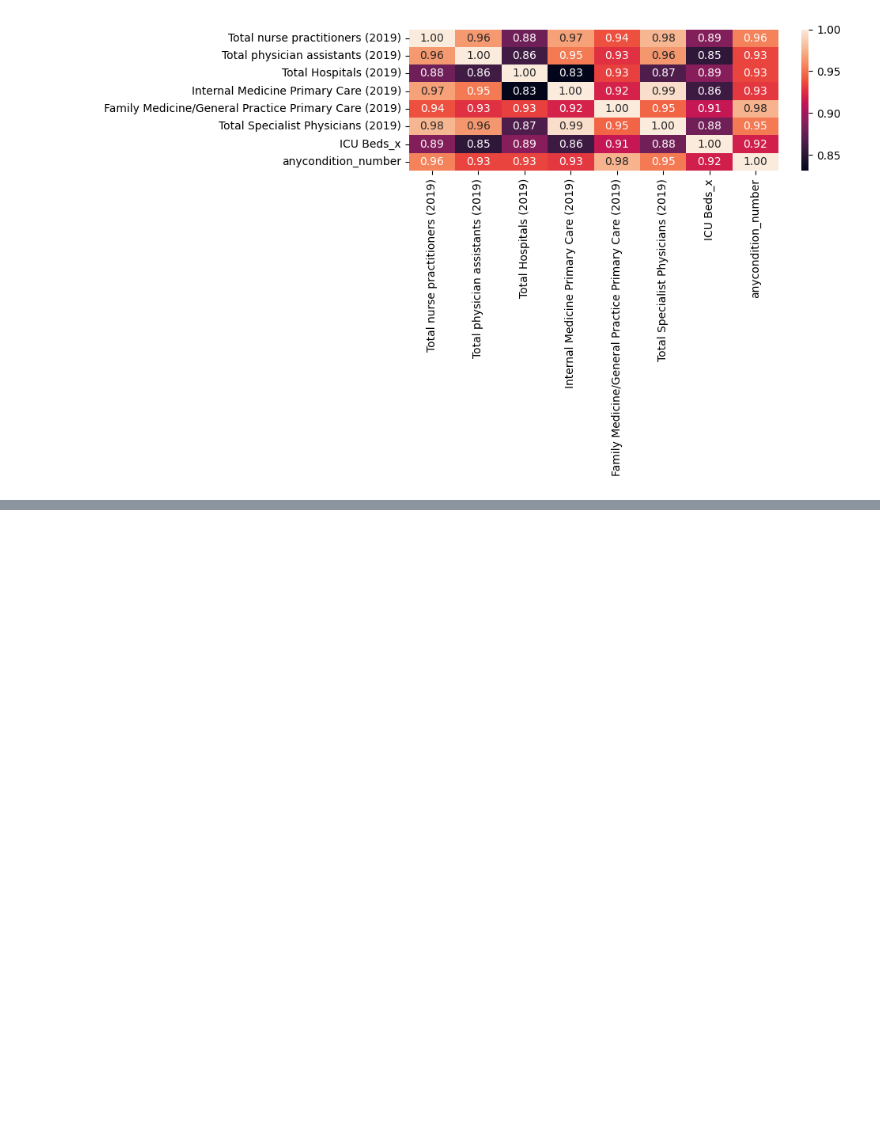
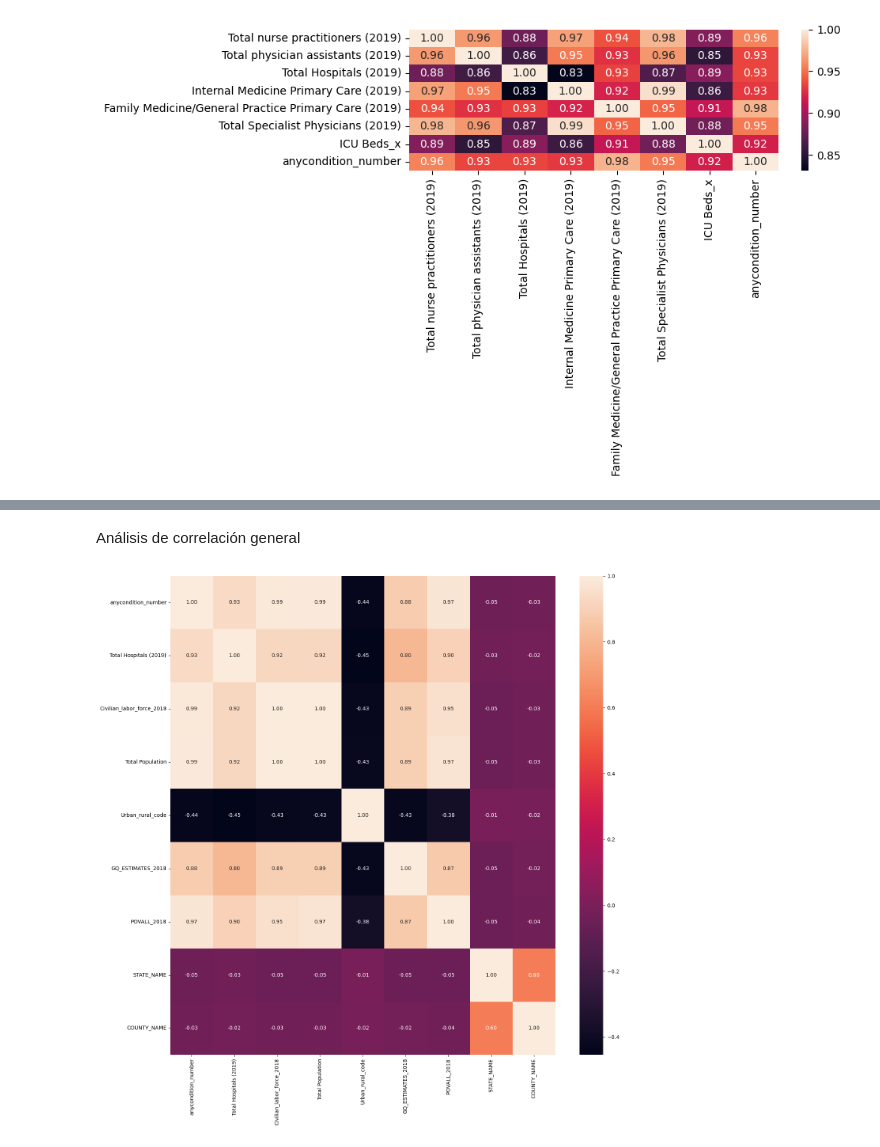
Before and after one commit to RmVa23/regularized-linear-regression, a Jupyter notebook: src/explore.ipynb, the cells around one changed output, grey strips where cells are left out. Saved outputs shown, nothing was run; the diff lists cells and outputs as text; code cells hidden in the pictures; blank space fills up the shorter version.

```diff
--- a/src/explore.ipynb
+++ b/src/explore.ipynb
@@ -411,0 +482,17 @@ plt.show()
+# %% [markdown]
+Análisis de correlación general
+# %%
+data["STATE_NAME"] = pd.factorize(data["STATE_NAME"])[0]
+data["COUNTY_NAME"] = pd.factorize(data["COUNTY_NAME"])[0]
+
+# Crea el heatmap de correlación
+fig, axes = plt.subplots(figsize=(15, 15))
+sns.heatmap(data[["anycondition_number", "Total Hospitals (2019)", "Civilian_labor_force_2018",
+                        "Total Population", "Urban_rural_code", "GQ_ESTIMATES_2018", "POVALL_2018",
+                        "STATE_NAME", "COUNTY_NAME"]].corr(), annot=True, fmt=".2f")
+plt.tight_layout()
+
+# Muestra el gráfico
+plt.show()
+# %% [output]
+[figure, added]
```
Also changed, not shown: parts of 11 cells of this notebook.
